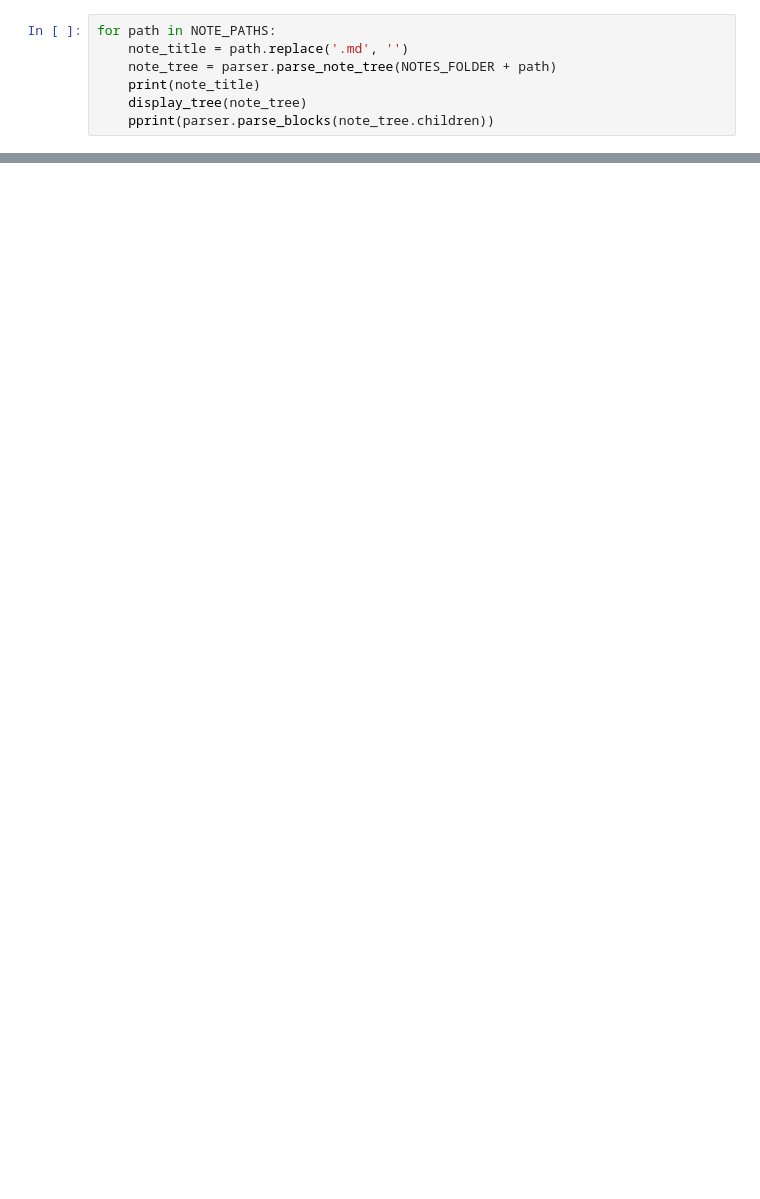
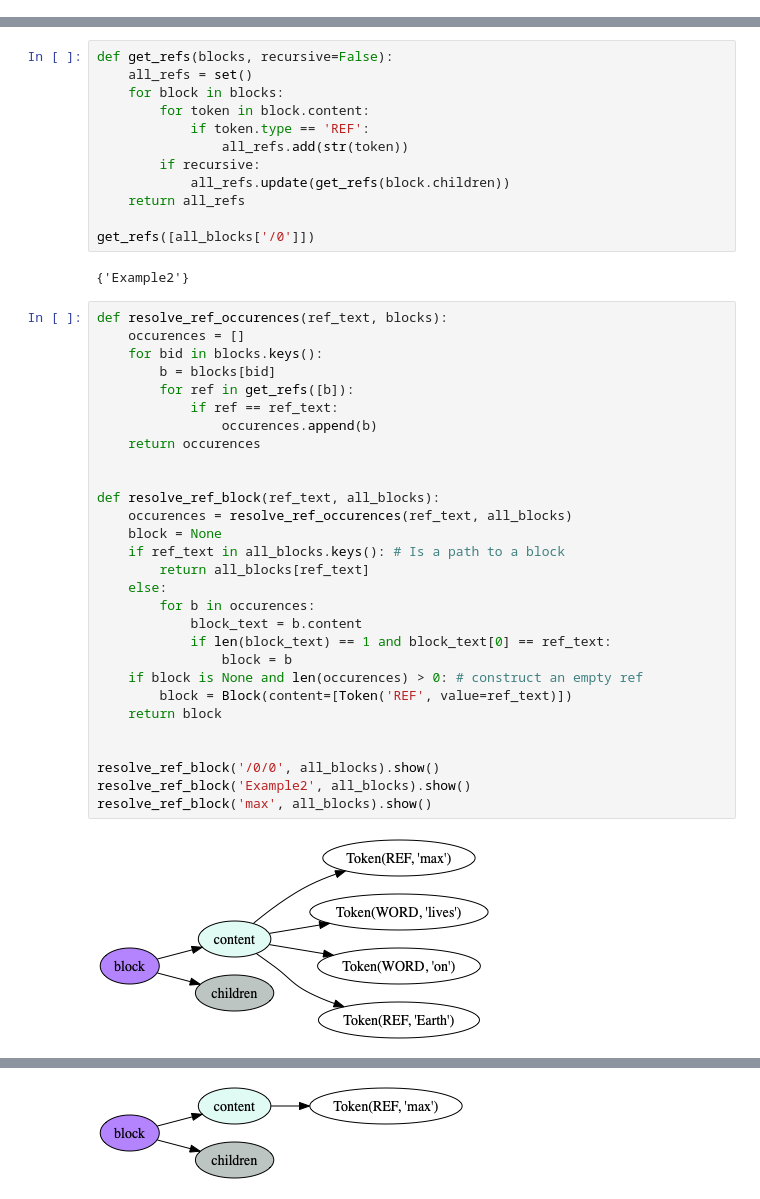
Before and after one commit to maxsun/SemanticScribe, a Jupyter notebook: Playground.ipynb, the cells around one changed output, grey strips where cells are left out. Cells and saved outputs as stored; diff of their text form; blank space fills up the shorter version.

```diff
--- a/Playground.ipynb
+++ b/Playground.ipynb
@@ -16,10 +16,3 @@ def display_tree(t, filename='viz.png'):
     larkTree.pydot__tree_to_png(t, filename)
     display(Image(filename))
     os.remove(filename)
-# %%
-for path in NOTE_PATHS:
-    note_title = path.replace('.md', '')
-    note_tree = parser.parse_note_tree(NOTES_FOLDER + path)
-    print(note_title)
-    display_tree(note_tree)
-    pprint(parser.parse_blocks(note_tree.children))
@@ -49,0 +150,45 @@ Example1
+# %%
+def get_refs(blocks, recursive=False):
+    all_refs = set()
+    for block in blocks:
+        for token in block.content:
+            if token.type == 'REF':
+                all_refs.add(str(token))
+        if recursive:
+            all_refs.update(get_refs(block.children))
+    return all_refs
+
+get_refs([all_blocks['/0']])
+# %% [output]
+{'Example2'}
+# %%
+def resolve_ref_occurences(ref_text, blocks):
+    occurences = []
+    for bid in blocks.keys():
+        b = blocks[bid]
+        for ref in get_refs([b]):
+            if ref == ref_text:
+                occurences.append(b)
+    return occurences
+
+
+def resolve_ref_block(ref_text, all_blocks):
+    occurences = resolve_ref_occurences(ref_text, all_blocks)
+    block = None
+    if ref_text in all_blocks.keys(): # Is a path to a block
+        return all_blocks[ref_text]
+    else:
+        for b in occurences:
+            block_text = b.content
+            if len(block_text) == 1 and block_text[0] == ref_text:
+                block = b
+    if block is None and len(occurences) > 0: # construct an empty ref
+        block = Block(content=[Token('REF', value=ref_text)])
+    return block
+
+
+resolve_ref_block('/0/0', all_blocks).show()
+resolve_ref_block('Example2', all_blocks).show()
+resolve_ref_block('max', all_blocks).show()
+# %% [output]
+[figure, added]
@@ -49,0 +196 @@ Example1
+[figure, added]
```
Also changed, not shown: parts of 6 cells of this notebook.
